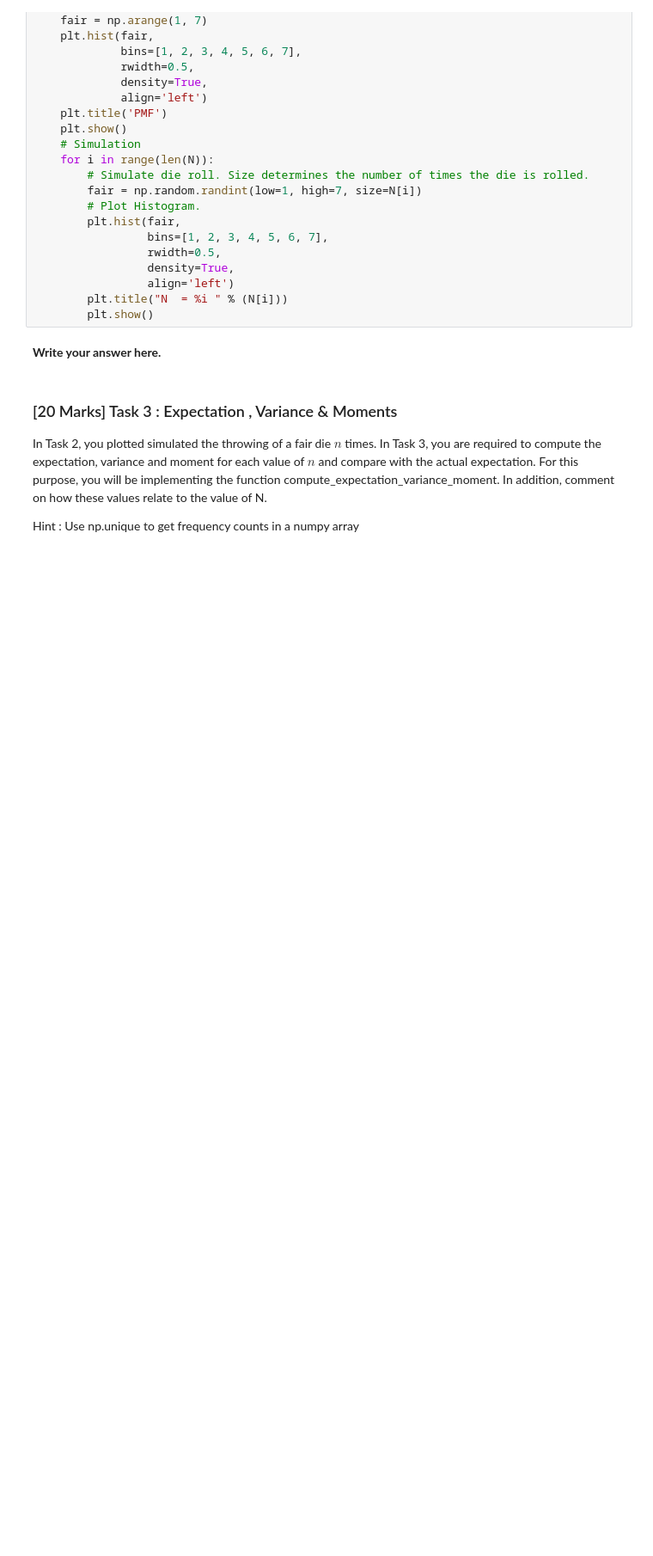
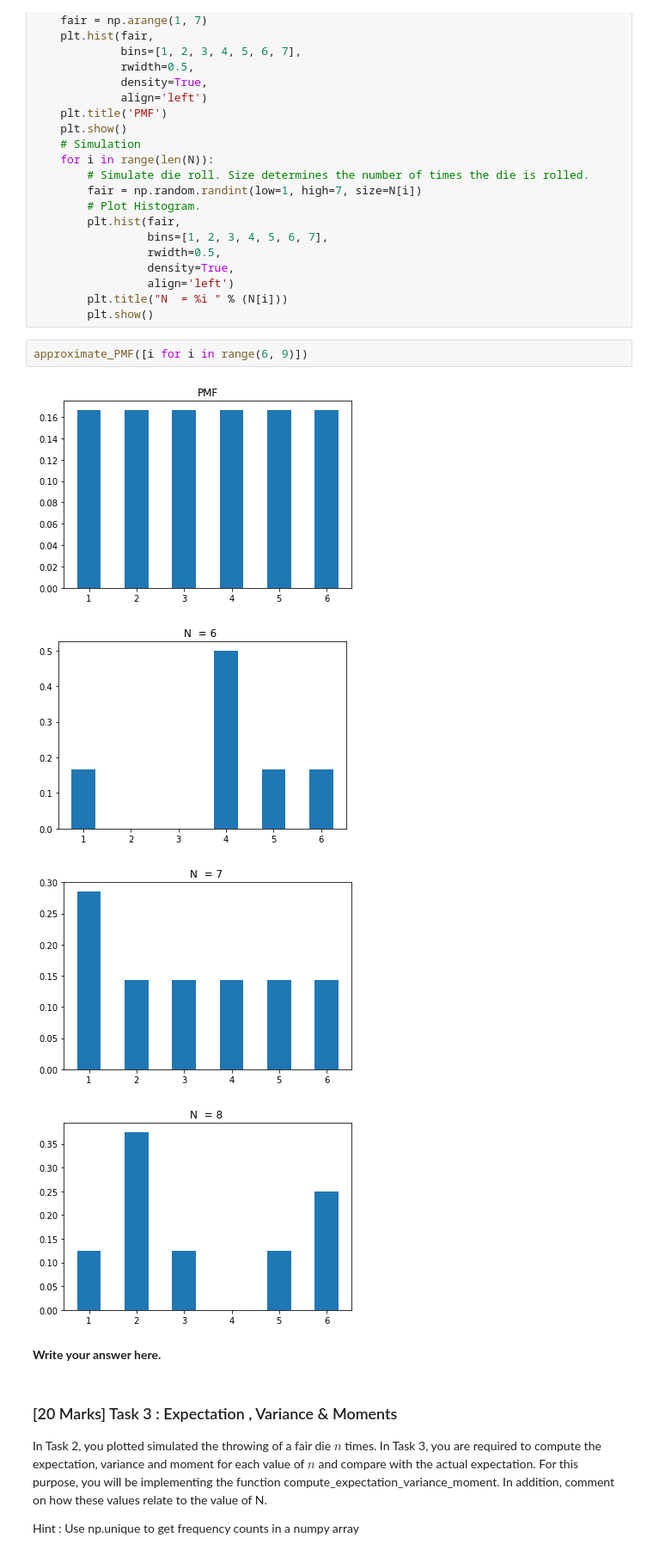
Before and after one commit to mj06879/Probability-and-Statistics-Projects, a Jupyter notebook: 1/Project_01_Unsolved.ipynb, the cells around one changed output. Shown at 86% size. Cells and saved outputs as stored; diff of their text form; blank space fills up the shorter version.

```diff
--- a/1/Project_01_Unsolved.ipynb
+++ b/1/Project_01_Unsolved.ipynb
@@ -81,6 +74,13 @@ def approximate_PMF(N: list):
                  align='left')
         plt.title("N  = %i " % (N[i]))
         plt.show()
+# %%
+approximate_PMF([i for i in range(6, 9)])
+# %% [output]
+[figure, added]
+[figure, added]
+[figure, added]
+[figure, added]
 # %% [markdown]
 **Write your answer here.**
 # %% [markdown]
```
Also changed, not shown: parts of 3 cells of this notebook.
